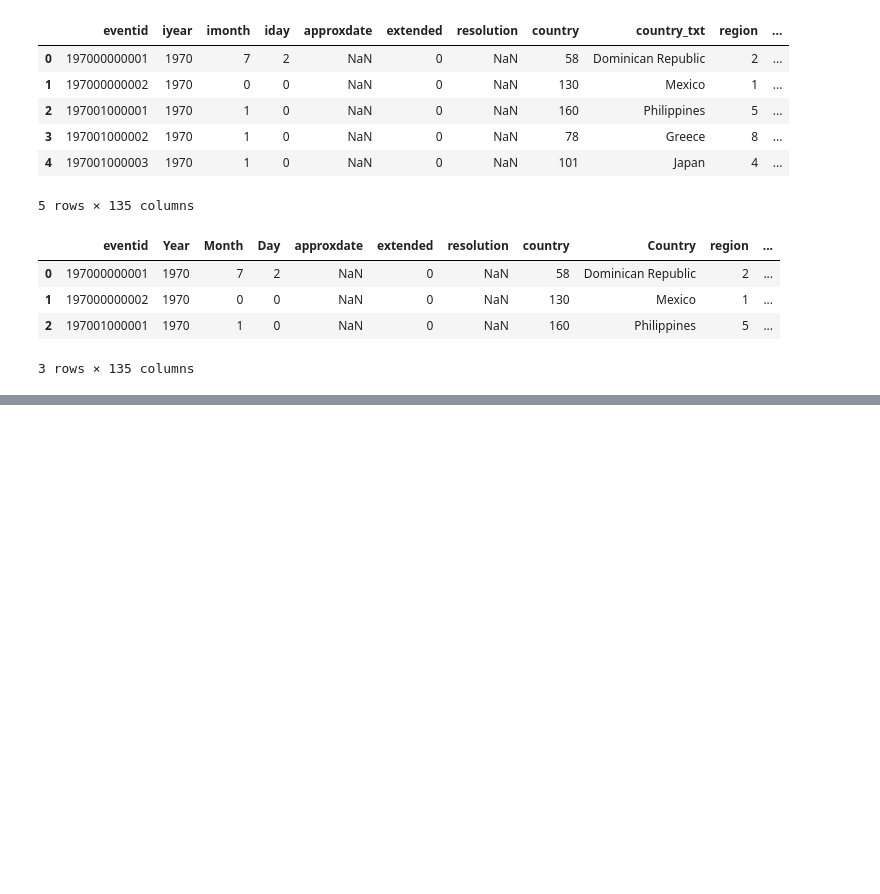
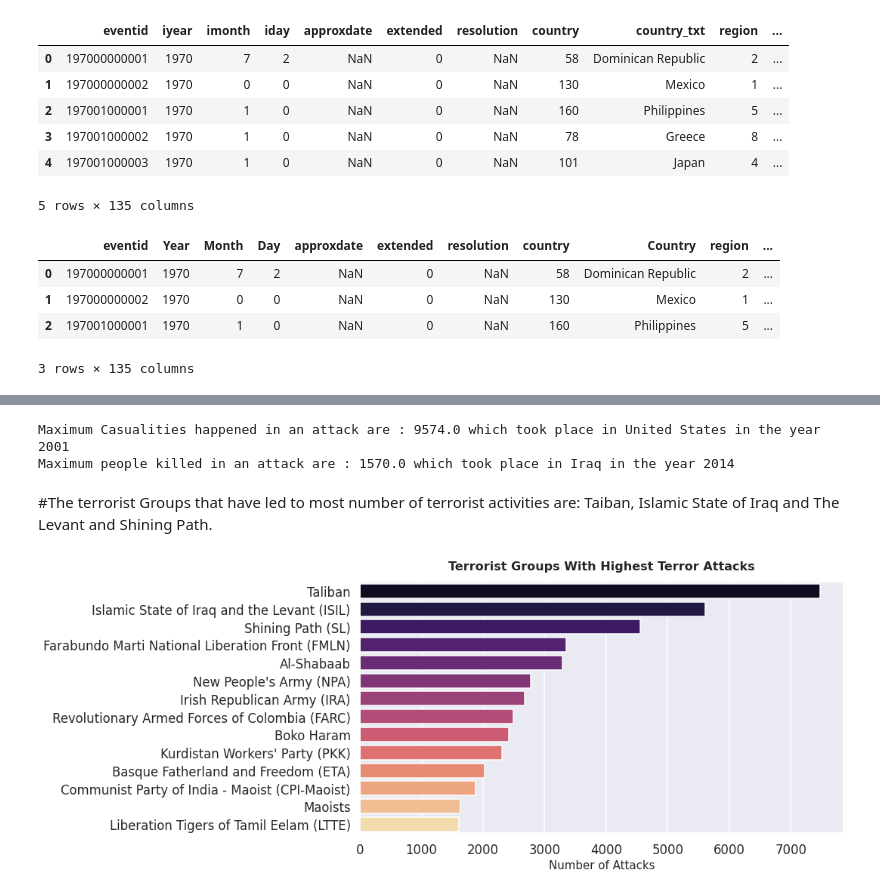
Before and after one commit to Aehteshaam-Shaikh/Global-Terrorism-Database-, a Jupyter notebook: Global_Terrorism_Analysis_Capstone_Project.ipynb, the cells around one changed output, grey strips where cells are left out. Drawn from its saved outputs; the diff is of its cells as text; code cells hidden in the pictures; blank space fills up the shorter version.

```diff
--- a/Global_Terrorism_Analysis_Capstone_Project.ipynb
+++ b/Global_Terrorism_Analysis_Capstone_Project.ipynb
@@ -120,0 +143,20 @@ Index(['Year', 'Month', 'Day', 'Country', 'Region', 'city', 'latitude',
+# %%
+# Analysis on highest no of Casualities
+
+print(f"Maximum Casualities happened in an attack are : {terrordf['Casualities'].max()} which took place in {terrordf.loc[terrordf['Casualities'].idxmax()].Country} in the year {terrordf.loc[terrordf['Casualities'].idxmax()].Year}")
+
+print(f"Maximum people killed in an attack are : {terrordf['Killed'].max()} which took place in {terrordf.loc[terrordf['Killed'].idxmax()].Country} in the year {terrordf.loc[terrordf['Killed'].idxmax()].Year}")
+# %% [output]
+Maximum Casualities happened in an attack are : 9574.0 which took place in United States in the year 2001
+Maximum people killed in an attack are : 1570.0 which took place in Iraq in the year 2014
+# %% [markdown]
+#The terrorist Groups that have led to most number of terrorist activities are: Taiban, Islamic State of Iraq and The Levant and Shining Path.
+# %%
+# Most No of attacks by various Terrorist Groups
+plt.subplots(figsize=(15,6))
+bar = sns.barplot(x=terrordf['Group'].value_counts()[1:15].values, y=terrordf['Group'].value_counts()[1:15].index,palette=('magma'))
+plt.xlabel('Number of Attacks', fontsize=15)
+bar.set_title('Terrorist Groups With Highest Terror Attacks',fontdict={'fontsize':16,'fontweight':'bold'}, y=1.03);
+# sns.set_context('talk')
+# %% [output]
+[figure, added]
```
Also changed, not shown: parts of 12 cells of this notebook.
